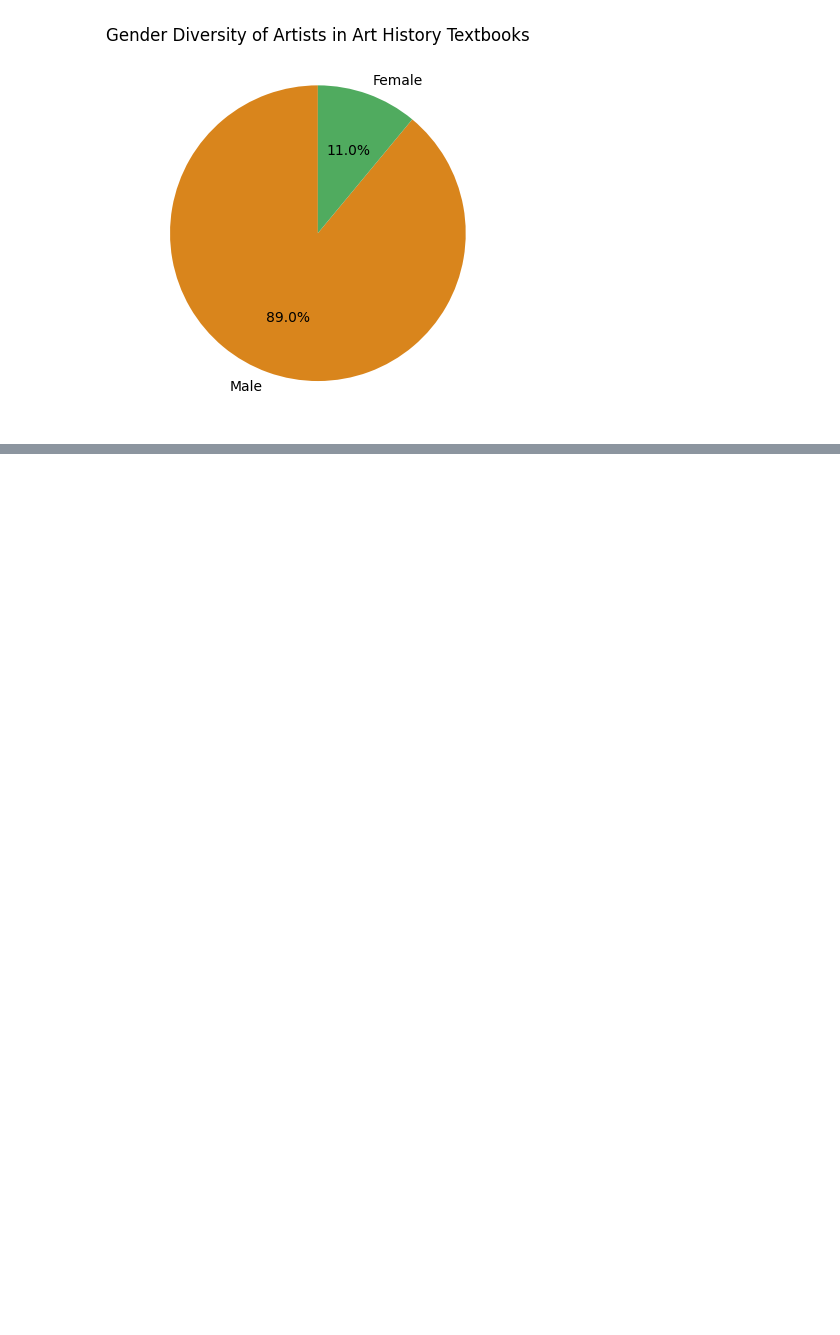
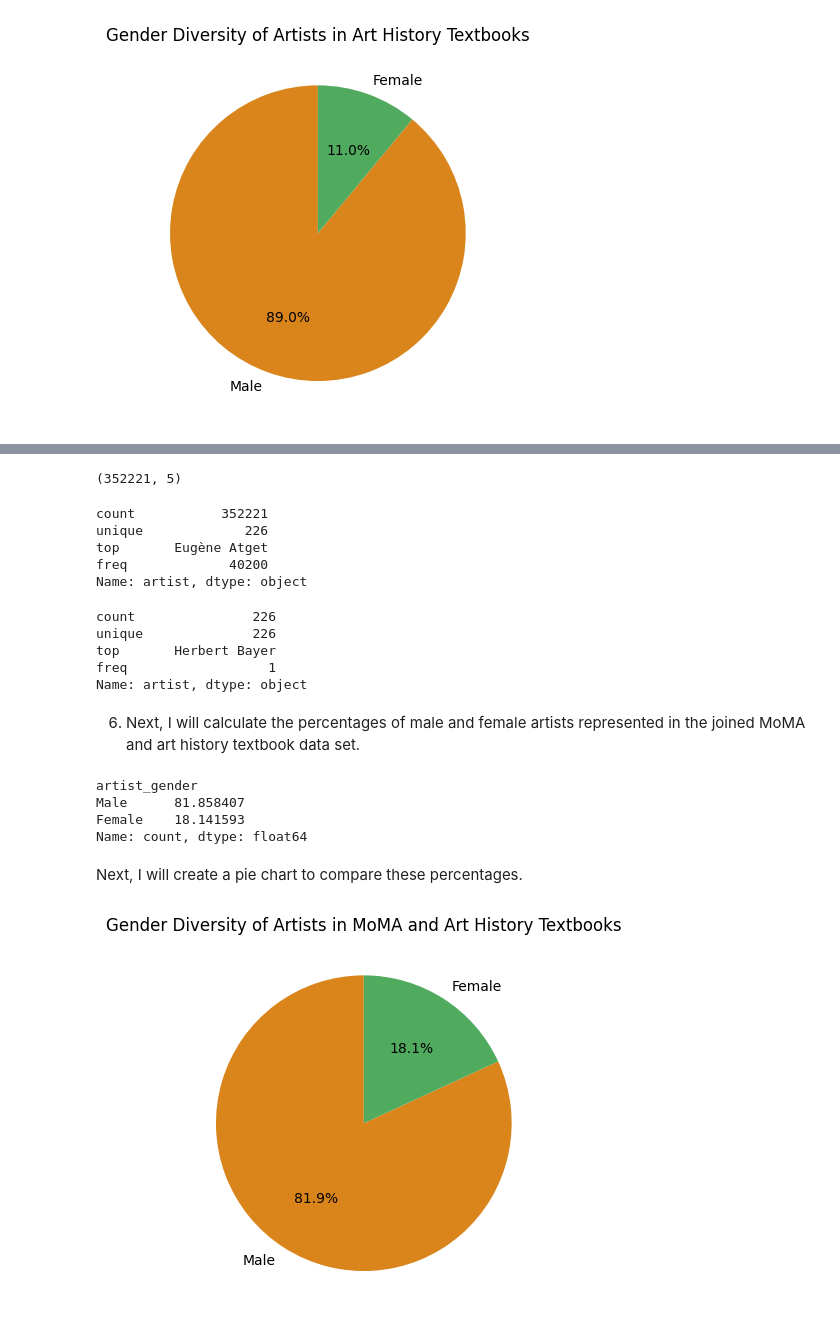
Before and after one commit to Marisa-Paolucci/MoMA-project, a Jupyter notebook: src/04_analyze.ipynb, the cells around one changed output, grey strips where cells are left out. Saved outputs shown, nothing was run; the diff lists cells and outputs as text; code cells hidden in the pictures; blank space fills up the shorter version.

Commit message:
updated analyze notebook and joined dataset

```diff
--- a/src/04_analyze.ipynb
+++ b/src/04_analyze.ipynb
@@ -245,0 +269,3 @@ plt.show()
+# %%
+textbook_join = textbook_join.rename(columns={'artist_name':'artist'})
+textbook_join.head(5)
@@ -245,0 +279,3 @@ plt.show()
+# %%
+df_join = moma_join.merge(textbook_join, how = 'inner', on = ['artist'])
+df_join.head(5)
@@ -245,0 +289,22 @@ plt.show()
+# %%
+df_join.shape
+# %% [output]
+(352221, 5)
+# %%
+df_join.artist.describe()
+# %% [output]
+count           352221
+unique             226
+top       Eugène Atget
+freq             40200
+Name: artist, dtype: object
+# %%
+df_join.drop_duplicates(subset='artist', keep='first', inplace=True)
+# %%
+df_join.artist.describe()
+# %% [output]
+count               226
+unique              226
+top       Herbert Bayer
+freq                  1
+Name: artist, dtype: object
@@ -245,0 +314,24 @@ plt.show()
+# %% [markdown]
+6. Next, I will calculate the percentages of male and female artists represented in the joined MoMA and art history textbook data set.
+# %%
+gender_sum_join = df_join['artist_gender'].value_counts()
+gender_percentages_join = gender_sum_join / gender_sum_join.sum() * 100
+print(gender_percentages_join)
+# %% [output]
+artist_gender
+Male      81.858407
+Female    18.141593
+Name: count, dtype: float64
+# %% [markdown]
+Next, I will create a pie chart to compare these percentages.
+# %%
+# Defining the data (gender percentages) and labels for the pie chart.
+data = gender_percentages_join
+labels = gender_percentages_join.index
+
+# Creating the pie chart with custom colors to match the MoMA percentages bar chart.
+plt.pie(data, labels=labels, autopct='%1.1f%%', startangle=90, colors=custom_colors_4)
+plt.title('Gender Diversity of Artists in MoMA and Art History Textbooks')
+plt.show()
+# %% [output]
+[figure, added]
```
Also changed, not shown: parts of 10 cells of this notebook, 2 other files.
